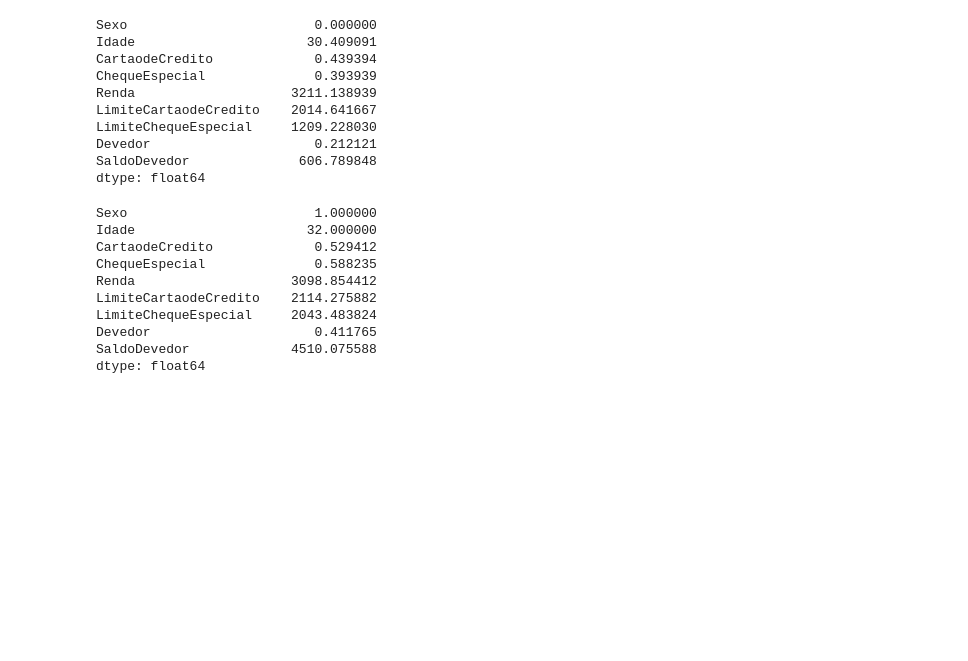
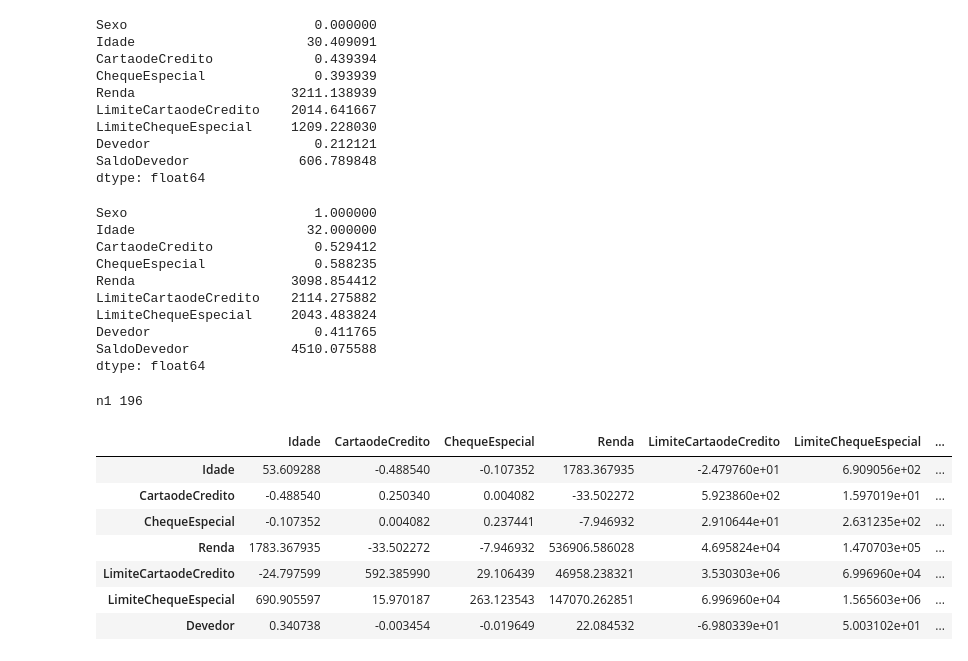
Before and after one commit to claupereirajr/credit_analysis, a Jupyter notebook: Script - PCA.ipynb, the cells around one changed output. Saved outputs shown, nothing was run; the diff lists cells and outputs as text; code cells hidden in the pictures; blank space fills up the shorter version.

```diff
--- a/Script - PCA.ipynb
+++ b/Script - PCA.ipynb
@@ -234,3 +222,19 @@ LimiteChequeEspecial     2043.483824
 Devedor                     0.411765
 SaldoDevedor             4510.075588
 dtype: float64
+# %%
+S1 = df_amostra.iloc[:,1:8][df_amostra['Sexo']==1].cov()
+n1 = len(df_amostra[df_amostra['Sexo']==1])
+Xbarra1 = df_amostra[df_amostra['Sexo']==1].mean()
+print("n1",n1)
+S1
+# %% [output]
+n1 196
+|  | Idade | CartaodeCredito | ChequeEspecial | Renda | LimiteCartaodeCredito | LimiteChequeEspecial | ... |
+| Idade | 53.609288 | -0.488540 | -0.107352 | 1783.367935 | -2.479760e+01 | 6.909056e+02 | ... |
+| CartaodeCredito | -0.488540 | 0.250340 | 0.004082 | -33.502272 | 5.923860e+02 | 1.597019e+01 | ... |
+| ChequeEspecial | -0.107352 | 0.004082 | 0.237441 | -7.946932 | 2.910644e+01 | 2.631235e+02 | ... |
+| Renda | 1783.367935 | -33.502272 | -7.946932 | 536906.586028 | 4.695824e+04 | 1.470703e+05 | ... |
+| LimiteCartaodeCredito | -24.797599 | 592.385990 | 29.106439 | 46958.238321 | 3.530303e+06 | 6.996960e+04 | ... |
+| LimiteChequeEspecial | 690.905597 | 15.970187 | 263.123543 | 147070.262851 | 6.996960e+04 | 1.565603e+06 | ... |
+| Devedor | 0.340738 | -0.003454 | -0.019649 | 22.084532 | -6.980339e+01 | 5.003102e+01 | ... |
```
Also changed, not shown: parts of 8 cells of this notebook, 2 other files.
